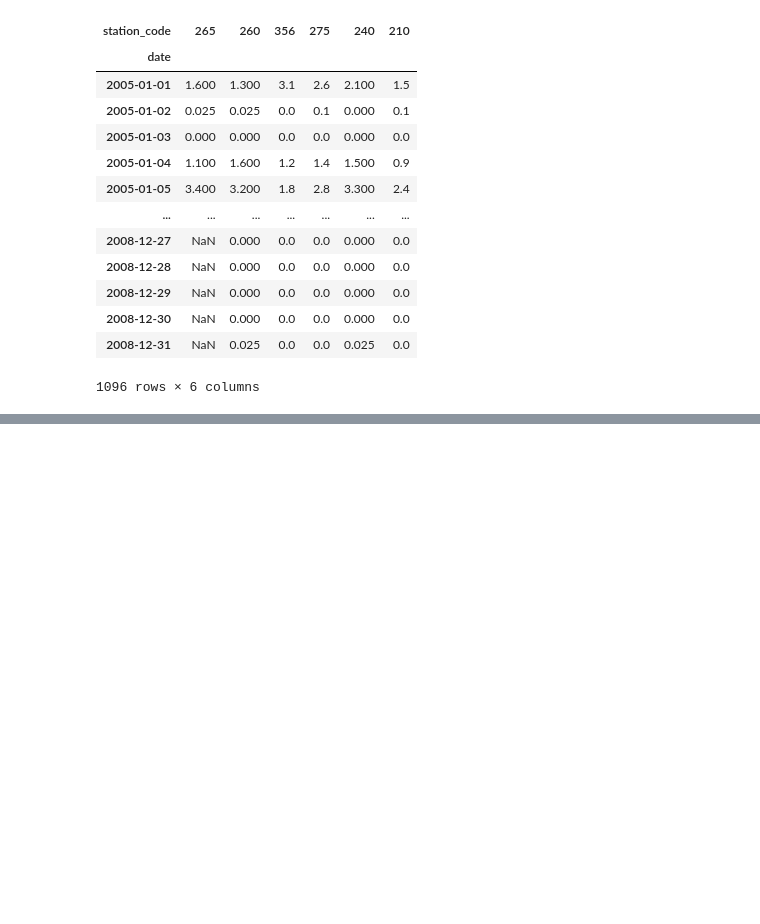
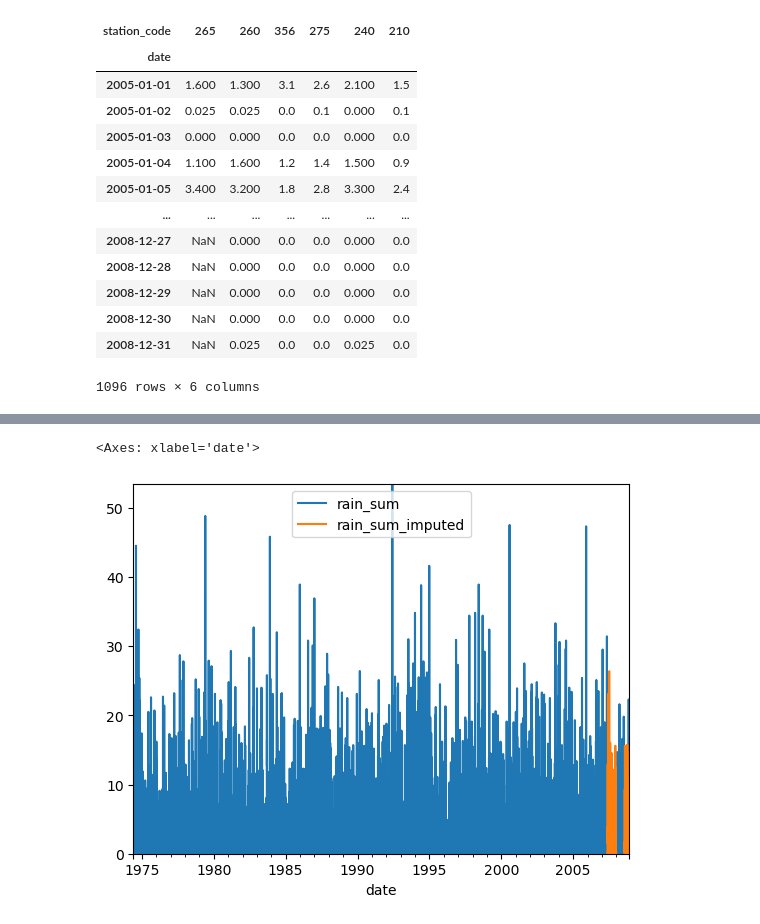
Before and after one commit to tomrooijakkers/data-science-portfolio, a Jupyter notebook: knmi-weather/03-knmi_spi_spei_analysis.ipynb, the cells around one changed output, grey strips where cells are left out. Cells and saved outputs as stored; diff of their text form; code cells hidden in the pictures; blank space fills up the shorter version.

```diff
--- a/knmi-weather/03-knmi_spi_spei_analysis.ipynb
+++ b/knmi-weather/03-knmi_spi_spei_analysis.ipynb
@@ -628,0 +635,6 @@ df_rain.merge(df_imputed, how="left", on="date")
+# %%
+y_max = df_rain_all.max(numeric_only=True).max(numeric_only=True)
+df_rain_all.set_index("date").plot(ylim=(0, y_max))
+# %% [output]
+<Axes: xlabel='date'>
+[figure, added]
```
Also changed, not shown: parts of 26 cells of this notebook.
